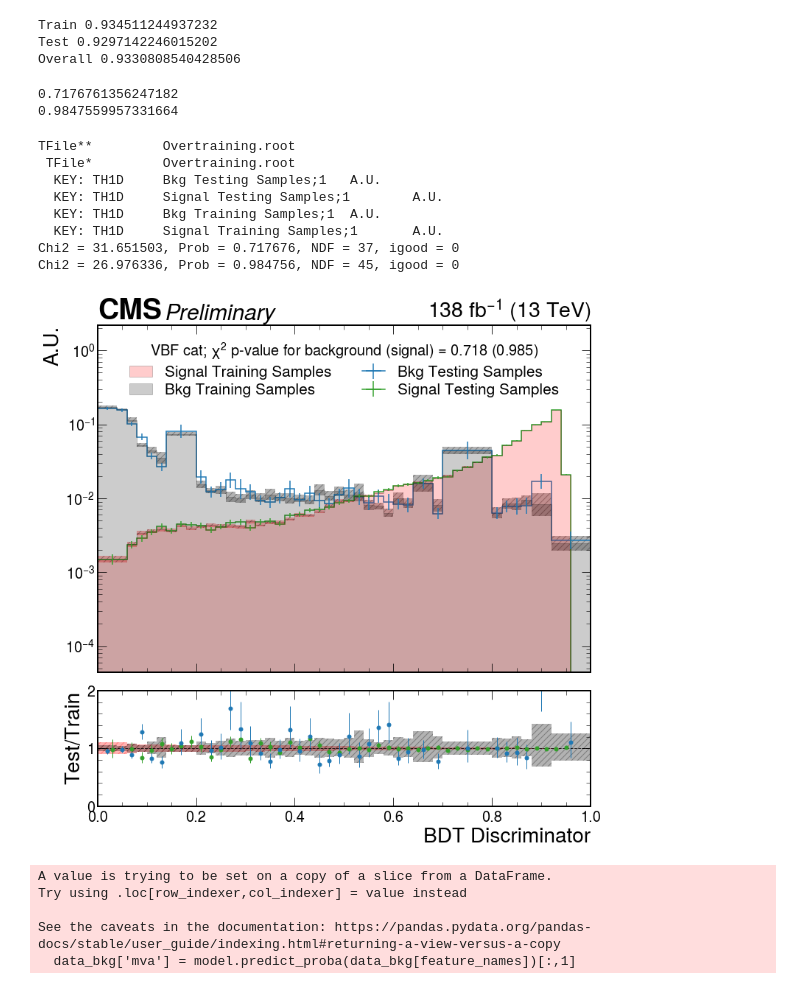
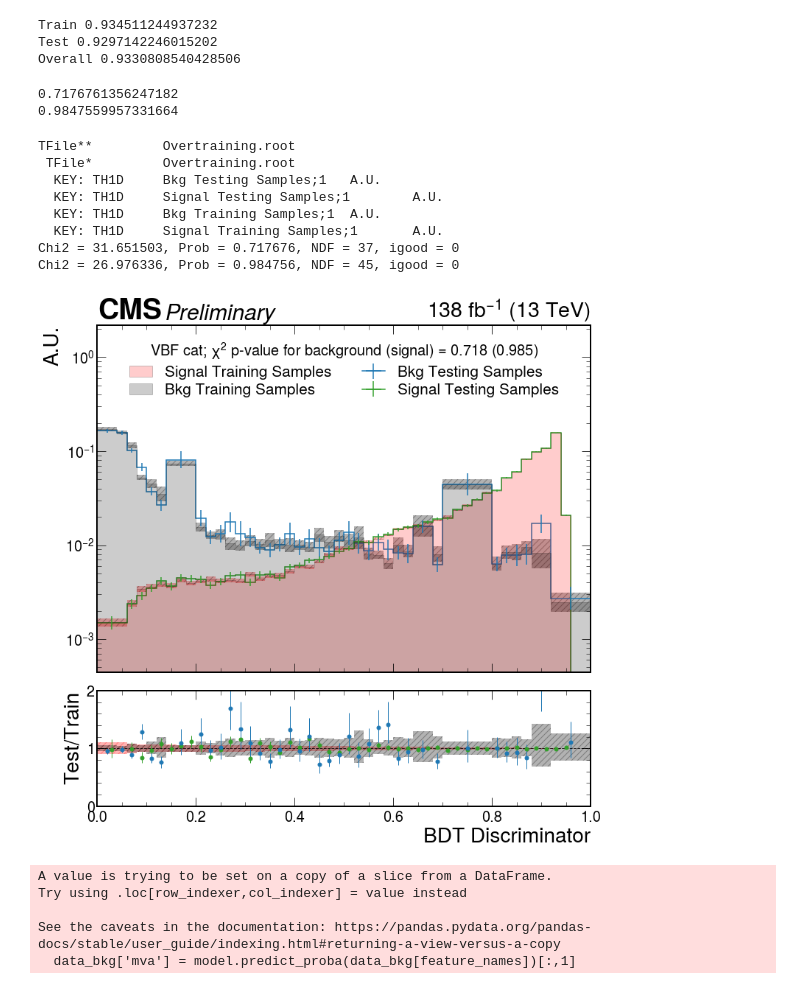
Before and after one commit to kawaho/XGBoost-for-HtoEMu, a Jupyter notebook: CombTraining-VBF.ipynb, the cells around one changed output. Cells and saved outputs as stored; diff of their text form; code cells hidden in the pictures.

```diff
--- a/CombTraining-VBF.ipynb
+++ b/CombTraining-VBF.ipynb
@@ -354,35 +348,35 @@ for fc, bin12 in zip(facecolor, [Binning[2], Binning[0]]):
         denom_fill_opts=denom_fill_opts,
         guide_opts={},
         unc='num',
         clear=False
     )
 
 
 ax.set_yscale('log')
-ax.set_ylim(10**(math.log10(min([i for i in sorted(h[:, 'Bkg Training Samples'].values()[('Bkg Training Samples',)]) if i!=0]))-0.5), 10**(math.log10(h[:, 'Bkg Training Samples'].values()[('Bkg Training Samples',)].max()+2)))
+ax.set_ylim(10**(math.log10(min([i for i in sorted(h[:, 'Bkg Training Samples'].values()[('Bkg Training Samples',)]) if i!=0]))+0.5), 10**(math.log10(h[:, 'Bkg Training Samples'].values()[('Bkg Training Samples',)].max()+2)))
 #ax.set_ylim(0.000001, 10**(math.ceil(math.log10(h[:, 'Bkg Training Samples'].sum("MVA").values()[('Bkg Training Samples',)]))+1))
 #ax.set_ylim(0, 10**5)
 ax.set_xlabel(None)
 leg = ax.legend(fontsize='x-small', labelspacing=0.25, ncol=2, loc=9, title=f'{catcatcat2}; $\chi^{2}$ p-value for background (signal) = {p_bkg:.3f} ({p_sig:.3f})')
 
 rax.set_xlim(0, 1)
 rax.set_ylim(0, 2)
 rax.set_ylabel("Test/Train", loc='center')
 
 lumi = mplhep.cms.label(ax=ax, lumi=138, label="Preliminary", data=1)
 fig.savefig(f'plots/BDTValid/{catcatcat}_overtrain.png')
 # %% [output]
 0.7176761356247182
 0.9847559957331664
 TFile**         Overtraining.root
  TFile*         Overtraining.root
   KEY: TH1D     Bkg Testing Samples;1   A.U.
   KEY: TH1D     Signal Testing Samples;1        A.U.
   KEY: TH1D     Bkg Training Samples;1  A.U.
   KEY: TH1D     Signal Training Samples;1       A.U.
 Chi2 = 31.651503, Prob = 0.717676, NDF = 37, igood = 0
 Chi2 = 26.976336, Prob = 0.984756, NDF = 45, igood = 0
-[figure, old version]
+[figure, new version]
 # %%
 from coffea import hist
 
```
Also changed, not shown: parts of 2 cells of this notebook, 2 other files.
